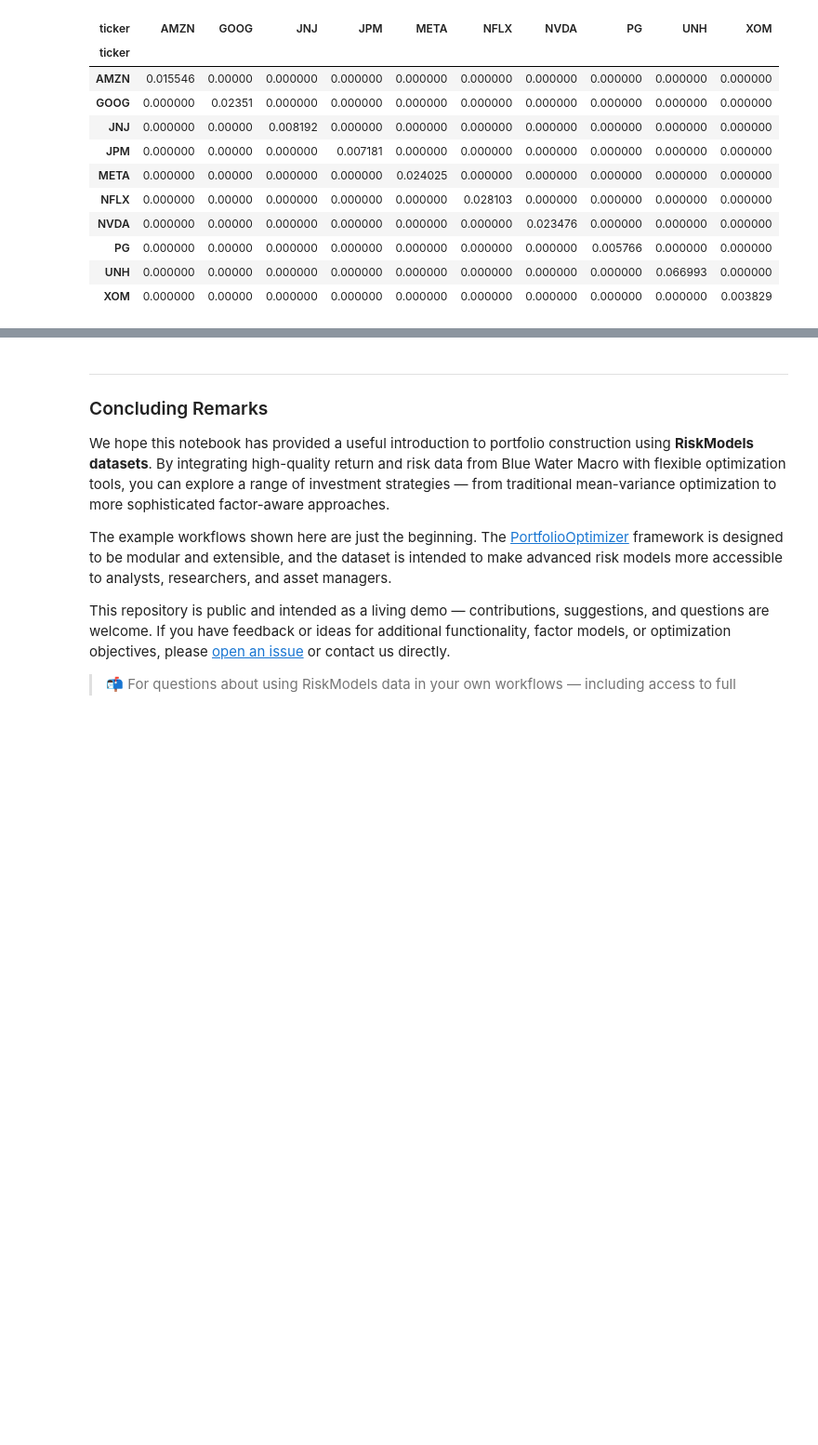
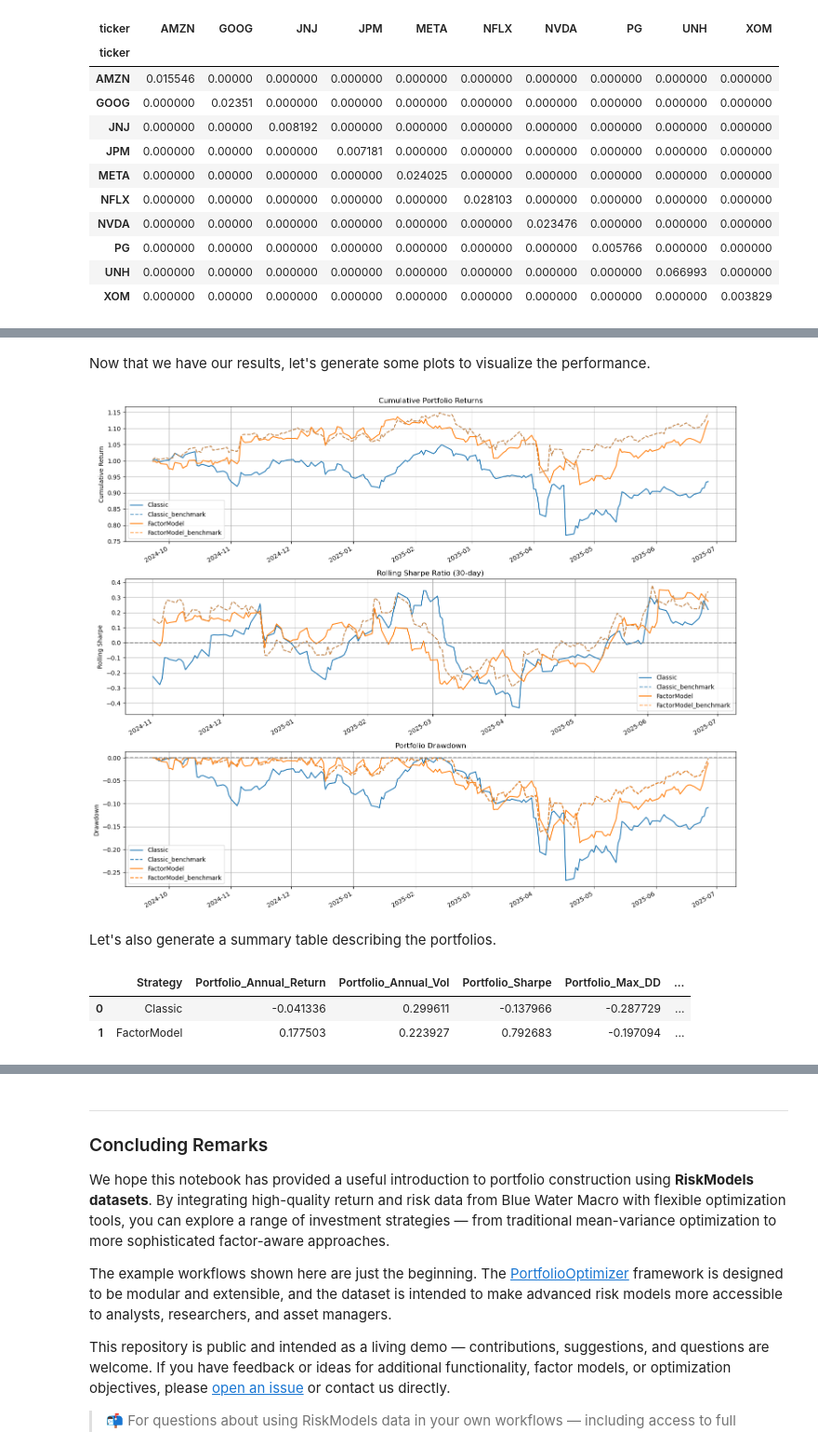
Before and after one commit to Cerebellum-Archive/portfolio-optimizer-notebooks, a Jupyter notebook: notebooks/PortfolioOptimizer.ipynb, the cells around one changed output, grey strips where cells are left out. Shown at 93% size. Saved outputs shown, nothing was run; the diff lists cells and outputs as text; code cells hidden in the pictures; blank space fills up the shorter version.

```diff
--- a/notebooks/PortfolioOptimizer.ipynb
+++ b/notebooks/PortfolioOptimizer.ipynb
@@ -467,0 +513,11 @@ factor_model.plot_frontier()
+# %%
+# Get datetime index from dataset
+dummy_df = pd.DataFrame(index=pd.to_datetime(rm_demo_ds.coords['date'].values))
+dummy_df.index.name = 'date'
+
+# Generate train/predict date ranges
+date_ranges = generate_train_predict_calender(
+    df=dummy_df,
+    window_type='expanding',  # or 'fixed'
+    window_size=60            # lookback window
+)
@@ -467,0 +626,15 @@ factor_model.plot_frontier()
+# %% [markdown]
+Now that we have our results, let's generate some plots to visualize the performance.
+# %%
+plot_optimizer_performance(results_dict, rolling_window=30, save_plt=False)
+# %% [output]
+[figure, added]
+# %% [markdown]
+Let's also generate a summary table describing the portfolios.
+# %%
+summary_df = create_optimizer_summary_table(results_dict, save_csv=False)
+summary_df
+# %% [output]
+|  | Strategy | Portfolio_Annual_Return | Portfolio_Annual_Vol | Portfolio_Sharpe | Portfolio_Max_DD | ... |
+| 0 | Classic | -0.041336 | 0.299611 | -0.137966 | -0.287729 | ... |
+| 1 | FactorModel | 0.177503 | 0.223927 | 0.792683 | -0.197094 | ... |
```
Also changed, not shown: parts of 37 cells of this notebook, 7 other files.
